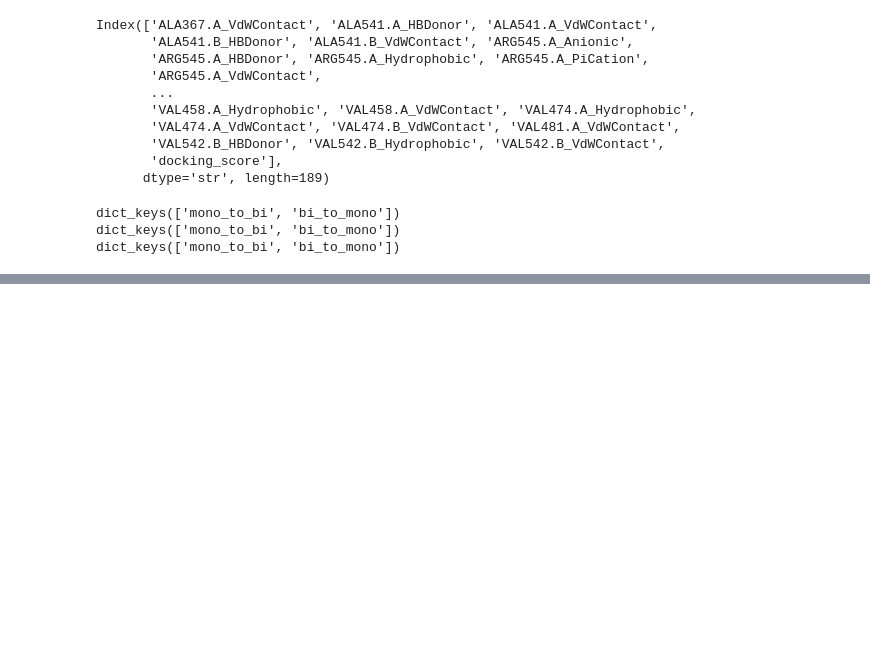
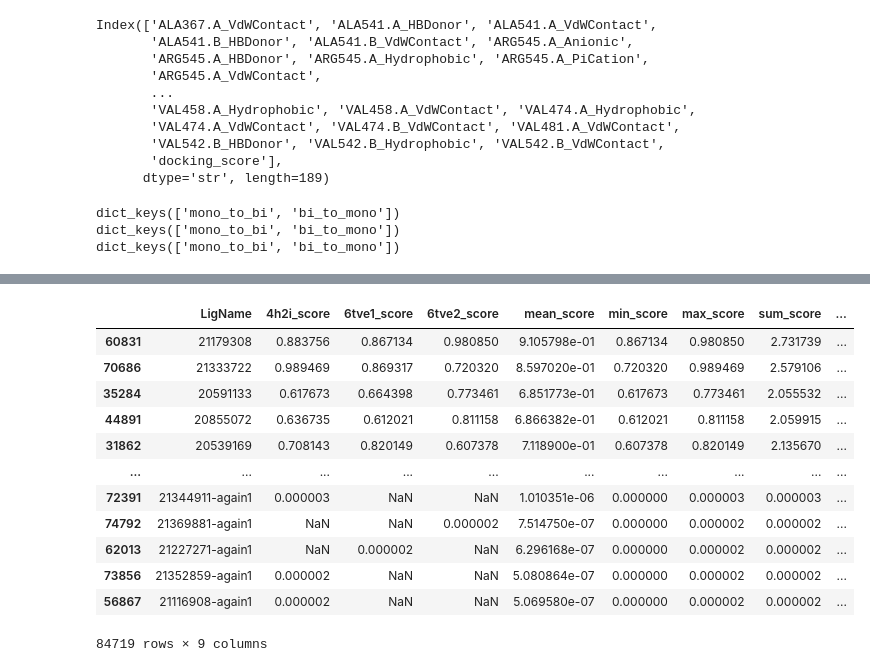
Before and after one commit to wesselporschen/montpellier-screen, a Jupyter notebook: prolif.ipynb, the cells around one changed output, grey strips where cells are left out. Cells and saved outputs as stored; diff of their text form; code cells hidden in the pictures; blank space fills up the shorter version.

```diff
--- a/prolif.ipynb
+++ b/prolif.ipynb
@@ -1470,0 +2050,19 @@ NameError: name 'evaluate_scaffold_dataset' is not defined
+# %%
+vs_predictions_combined.sort_values(
+    ["min_score", "mean_score"],
+    ascending=False,
+)
+# %% [output]
+|  | LigName | 4h2i_score | 6tve1_score | 6tve2_score | mean_score | min_score | max_score | sum_score | ... |
+| 60831 | 21179308 | 0.883756 | 0.867134 | 0.980850 | 9.105798e-01 | 0.867134 | 0.980850 | 2.731739 | ... |
+| 70686 | 21333722 | 0.989469 | 0.869317 | 0.720320 | 8.597020e-01 | 0.720320 | 0.989469 | 2.579106 | ... |
+| 35284 | 20591133 | 0.617673 | 0.664398 | 0.773461 | 6.851773e-01 | 0.617673 | 0.773461 | 2.055532 | ... |
+| 44891 | 20855072 | 0.636735 | 0.612021 | 0.811158 | 6.866382e-01 | 0.612021 | 0.811158 | 2.059915 | ... |
+| 31862 | 20539169 | 0.708143 | 0.820149 | 0.607378 | 7.118900e-01 | 0.607378 | 0.820149 | 2.135670 | ... |
+| ... | ... | ... | ... | ... | ... | ... | ... | ... | ... |
+| 72391 | 21344911-again1 | 0.000003 | NaN | NaN | 1.010351e-06 | 0.000000 | 0.000003 | 0.000003 | ... |
+| 74792 | 21369881-again1 | NaN | NaN | 0.000002 | 7.514750e-07 | 0.000000 | 0.000002 | 0.000002 | ... |
+| 62013 | 21227271-again1 | NaN | 0.000002 | NaN | 6.296168e-07 | 0.000000 | 0.000002 | 0.000002 | ... |
+| 73856 | 21352859-again1 | 0.000002 | NaN | NaN | 5.080864e-07 | 0.000000 | 0.000002 | 0.000002 | ... |
+| 56867 | 21116908-again1 | 0.000002 | NaN | NaN | 5.069580e-07 | 0.000000 | 0.000002 | 0.000002 | ... |
+84719 rows × 9 columns
```
Also changed, not shown: parts of 33 cells of this notebook.
